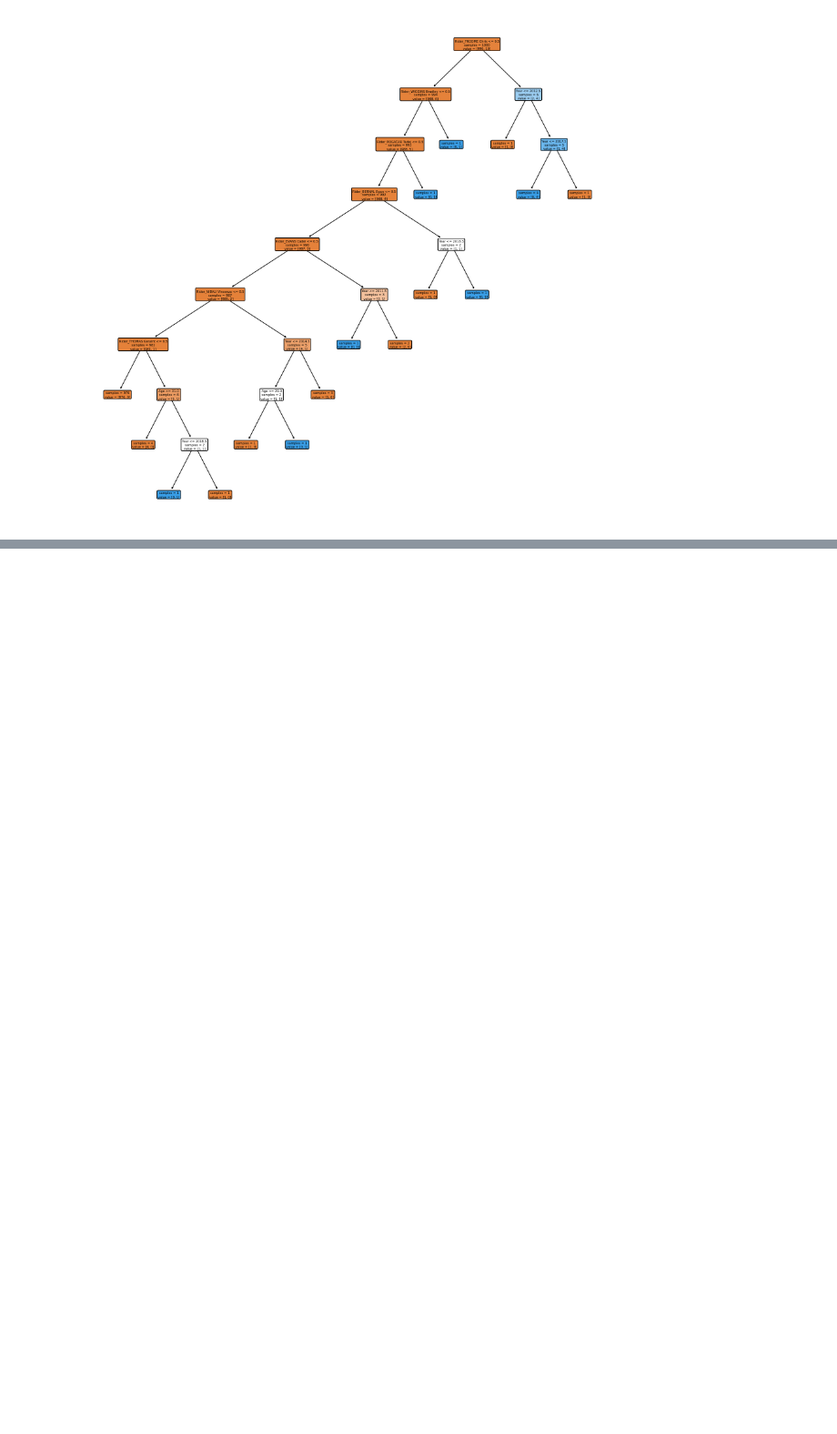
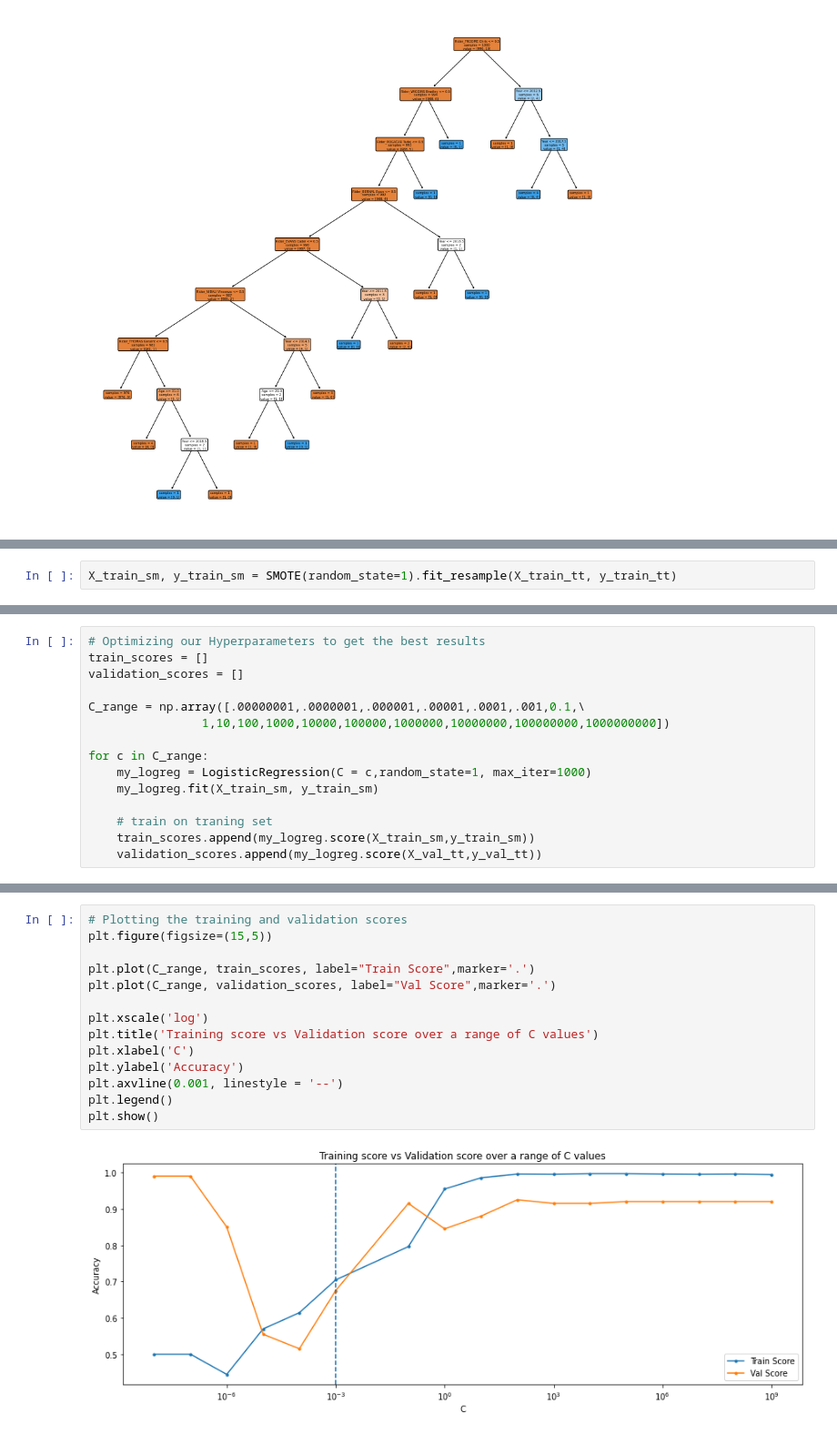
Before and after one commit to BuildsByRami/CAPSTONE_TDF, a Jupyter notebook: TDF-General-Classification.ipynb, the cells around one changed output, grey strips where cells are left out. Shown at 91% size. Saved outputs shown, nothing was run; the diff lists cells and outputs as text; blank space fills up the shorter version.

```diff
--- a/TDF-General-Classification.ipynb
+++ b/TDF-General-Classification.ipynb
@@ -299,0 +349,2 @@ plt.show()
+# %%
+X_train_sm, y_train_sm = SMOTE(random_state=1).fit_resample(X_train_tt, y_train_tt)
@@ -299,0 +367,15 @@ plt.show()
+# %%
+# Optimizing our Hyperparameters to get the best results
+train_scores = []
+validation_scores = []
+
+C_range = np.array([.00000001,.0000001,.000001,.00001,.0001,.001,0.1,\
+                1,10,100,1000,10000,100000,1000000,10000000,100000000,1000000000])
+
+for c in C_range:
+    my_logreg = LogisticRegression(C = c,random_state=1, max_iter=1000)
+    my_logreg.fit(X_train_sm, y_train_sm)
+
+    # train on traning set
+    train_scores.append(my_logreg.score(X_train_sm,y_train_sm))
+    validation_scores.append(my_logreg.score(X_val_tt,y_val_tt))
@@ -299,0 +400,16 @@ plt.show()
+# %%
+# Plotting the training and validation scores
+plt.figure(figsize=(15,5))
+
+plt.plot(C_range, train_scores, label="Train Score",marker='.')
+plt.plot(C_range, validation_scores, label="Val Score",marker='.')
+
+plt.xscale('log')
+plt.title('Training score vs Validation score over a range of C values')
+plt.xlabel('C')
+plt.ylabel('Accuracy')
+plt.axvline(0.001, linestyle = '--')
+plt.legend()
+plt.show()
+# %% [output]
+[figure, added]
```
Also changed, not shown: parts of 23 cells of this notebook.
